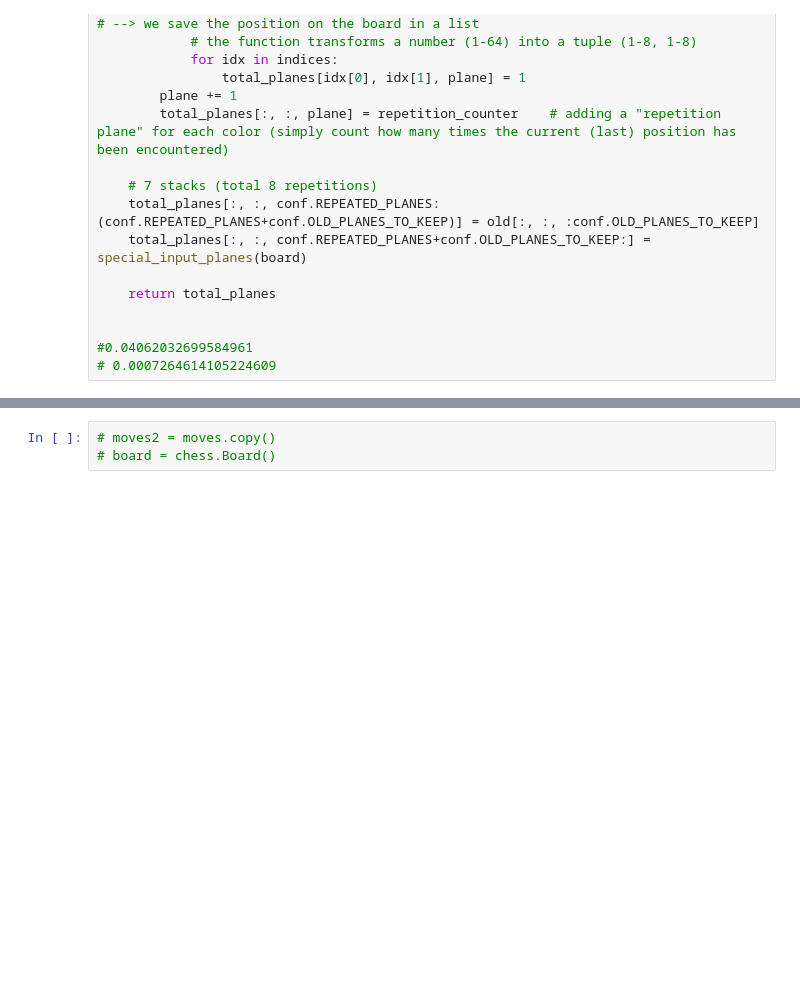
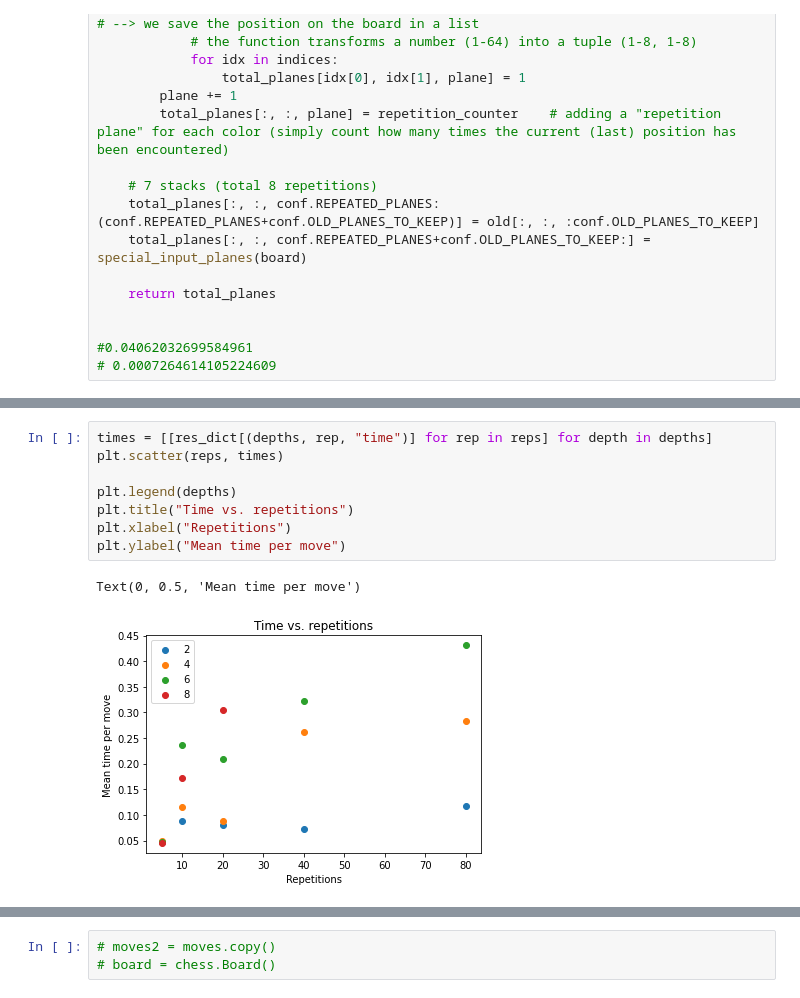
Before and after one commit to MarcelloCeresini/ChessBreaker, a Jupyter notebook: main.ipynb, the cells around one changed output, grey strips where cells are left out. Drawn from its saved outputs; the diff is of its cells as text; blank space fills up the shorter version.

```diff
--- a/main.ipynb
+++ b/main.ipynb
@@ -367,0 +412,11 @@ KeyboardInterrupt:
+# %%
+times = [[res_dict[(depths, rep, "time")] for rep in reps] for depth in depths]
+plt.scatter(reps, times)
+
+plt.legend(depths)
+plt.title("Time vs. repetitions")
+plt.xlabel("Repetitions")
+plt.ylabel("Mean time per move")
+# %% [output]
+Text(0, 0.5, 'Mean time per move')
+[figure, added]
```
Also changed, not shown: parts of 7 cells of this notebook, 6 other files.
